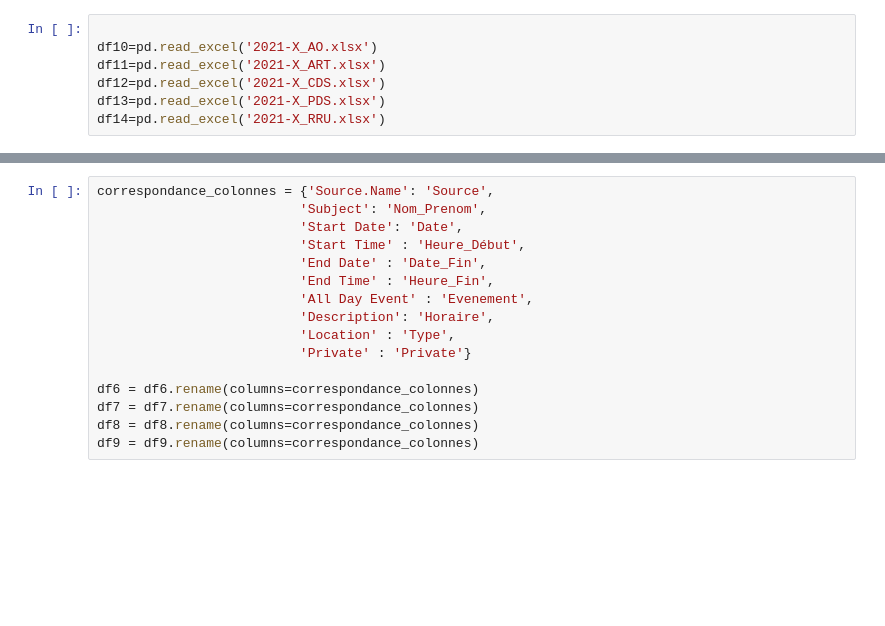
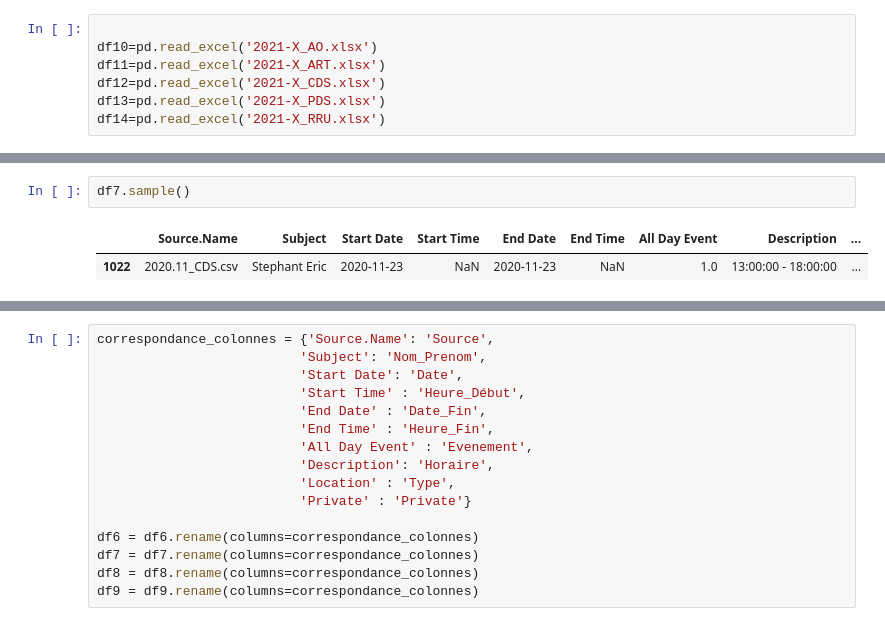
Before and after one commit to DeboraMandon/PoleMed_BDD, a Jupyter notebook: 2_bdd_planning.ipynb, the cells around one changed output, grey strips where cells are left out. Saved outputs shown, nothing was run; the diff lists cells and outputs as text; blank space fills up the shorter version.

```diff
--- a/2_bdd_planning.ipynb
+++ b/2_bdd_planning.ipynb
@@ -59,3 +18,8 @@ df6.head()
+# %%
+df7.sample()
+# %% [output]
+|  | Source.Name | Subject | Start Date | Start Time | End Date | End Time | All Day Event | Description | ... |
+| 1022 | 2020.11_CDS.csv | Stephant Eric | 2020-11-23 | NaN | 2020-11-23 | NaN | 1.0 | 13:00:00 - 18:00:00 | ... |
 # %%
 df6.shape
 # %% [output]
```
Also changed, not shown: parts of 27 cells of this notebook.
